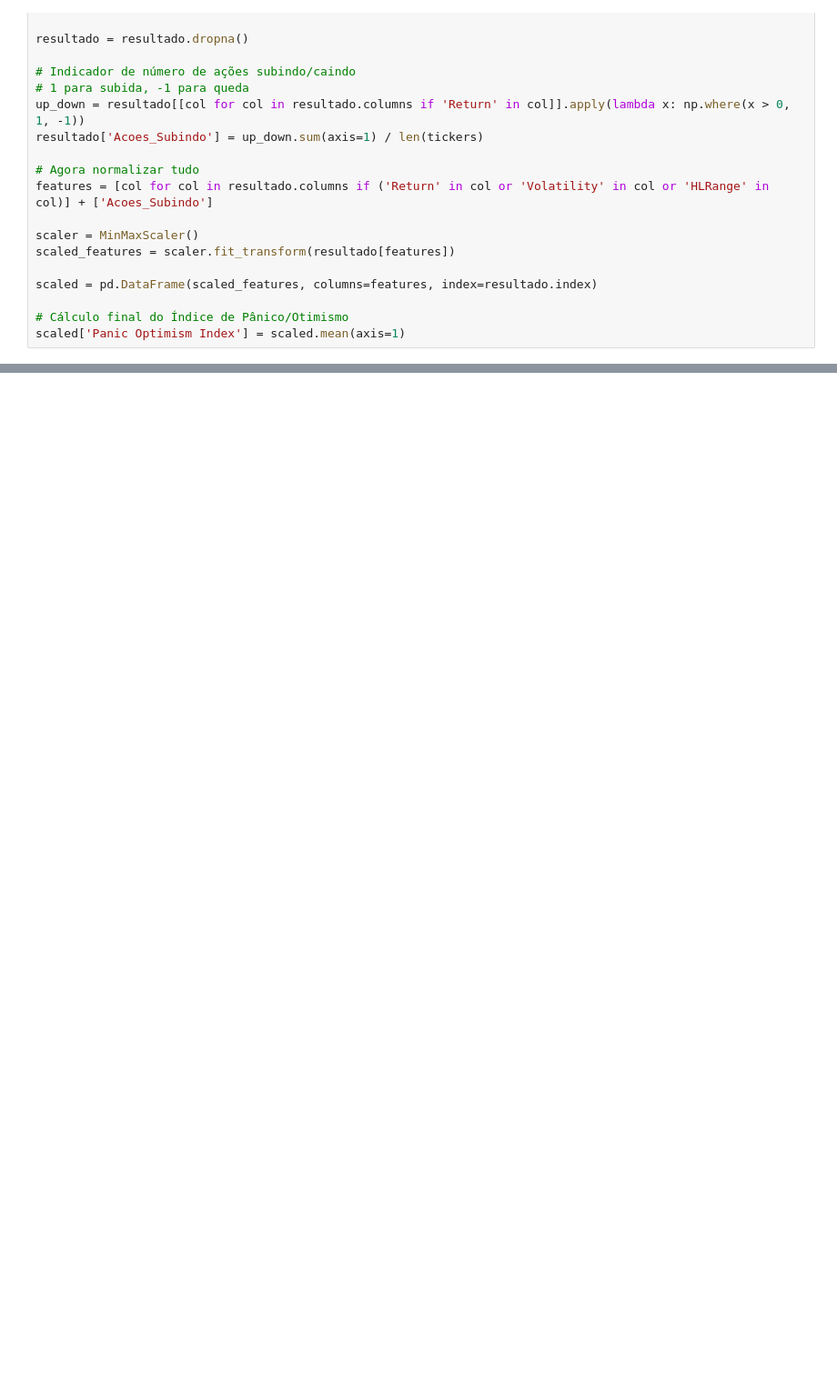
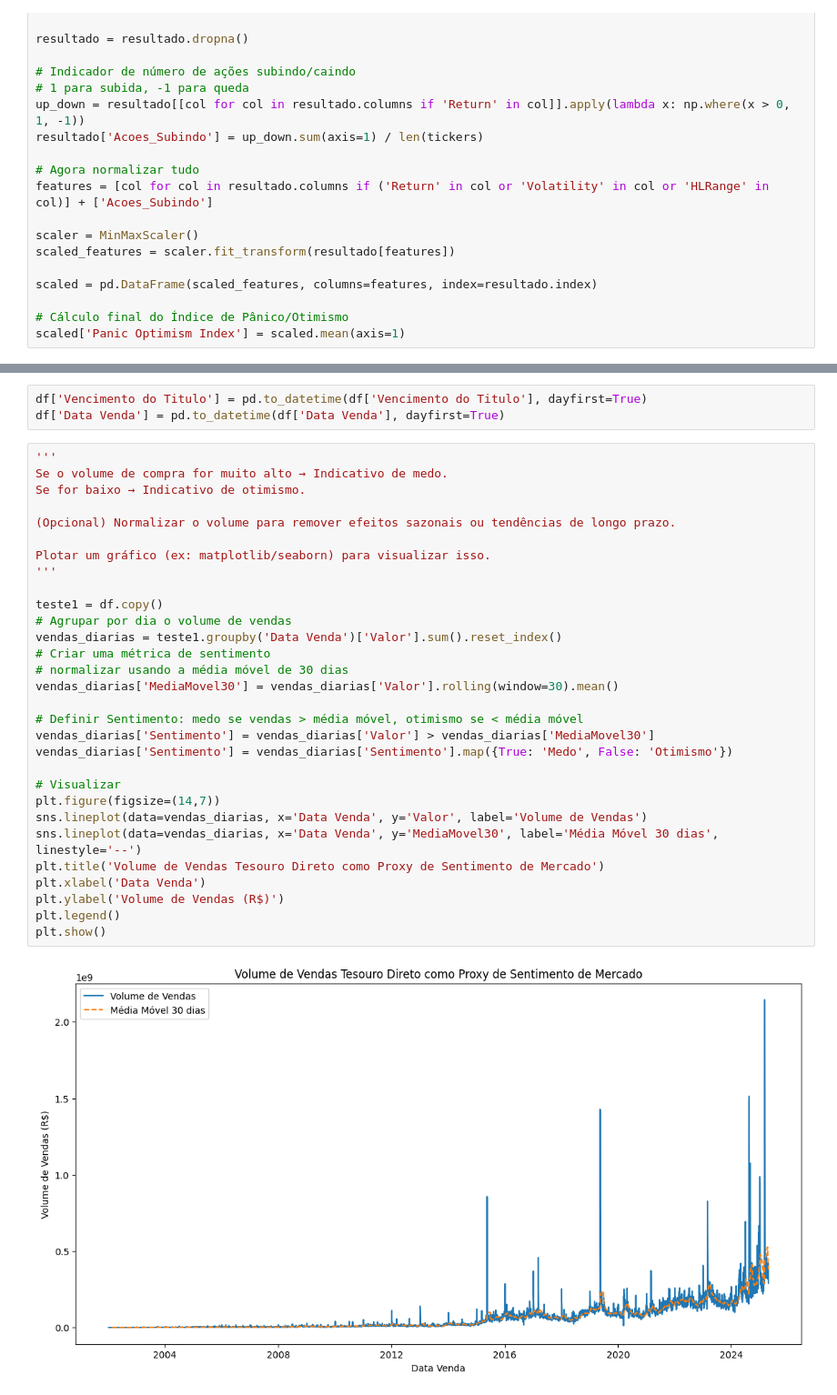
Before and after one commit to BDonadelli/Finance-playground, a Jupyter notebook: panico.ipynb, the cells around one changed output, grey strips where cells are left out. Shown at 91% size. Cells and saved outputs as stored; diff of their text form; blank space fills up the shorter version.

```diff
--- a/panico.ipynb
+++ b/panico.ipynb
@@ -642,0 +633,35 @@ Index(['Tipo Titulo', 'Vencimento do Titulo', 'Data Venda', 'PU', 'Quantidade',
+# %%
+df['Vencimento do Titulo'] = pd.to_datetime(df['Vencimento do Titulo'], dayfirst=True)
+df['Data Venda'] = pd.to_datetime(df['Data Venda'], dayfirst=True)
+# %%
+'''
+Se o volume de compra for muito alto → Indicativo de medo.
+Se for baixo → Indicativo de otimismo.
+
+(Opcional) Normalizar o volume para remover efeitos sazonais ou tendências de longo prazo.
+
+Plotar um gráfico (ex: matplotlib/seaborn) para visualizar isso.
+'''
+
+teste1 = df.copy()
+# Agrupar por dia o volume de vendas
+vendas_diarias = teste1.groupby('Data Venda')['Valor'].sum().reset_index()
+# Criar uma métrica de sentimento
+# normalizar usando a média móvel de 30 dias
+vendas_diarias['MediaMovel30'] = vendas_diarias['Valor'].rolling(window=30).mean()
+
+# Definir Sentimento: medo se vendas > média móvel, otimismo se < média móvel
+vendas_diarias['Sentimento'] = vendas_diarias['Valor'] > vendas_diarias['MediaMovel30']
+vendas_diarias['Sentimento'] = vendas_diarias['Sentimento'].map({True: 'Medo', False: 'Otimismo'})
+
+# Visualizar
+plt.figure(figsize=(14,7))
+sns.lineplot(data=vendas_diarias, x='Data Venda', y='Valor', label='Volume de Vendas')
+sns.lineplot(data=vendas_diarias, x='Data Venda', y='MediaMovel30', label='Média Móvel 30 dias', linestyle='--')
+plt.title('Volume de Vendas Tesouro Direto como Proxy de Sentimento de Mercado')
+plt.xlabel('Data Venda')
+plt.ylabel('Volume de Vendas (R$)')
+plt.legend()
+plt.show()
+# %% [output]
+[figure, added]
```
Also changed, not shown: parts of 23 cells of this notebook, 1 other file.
